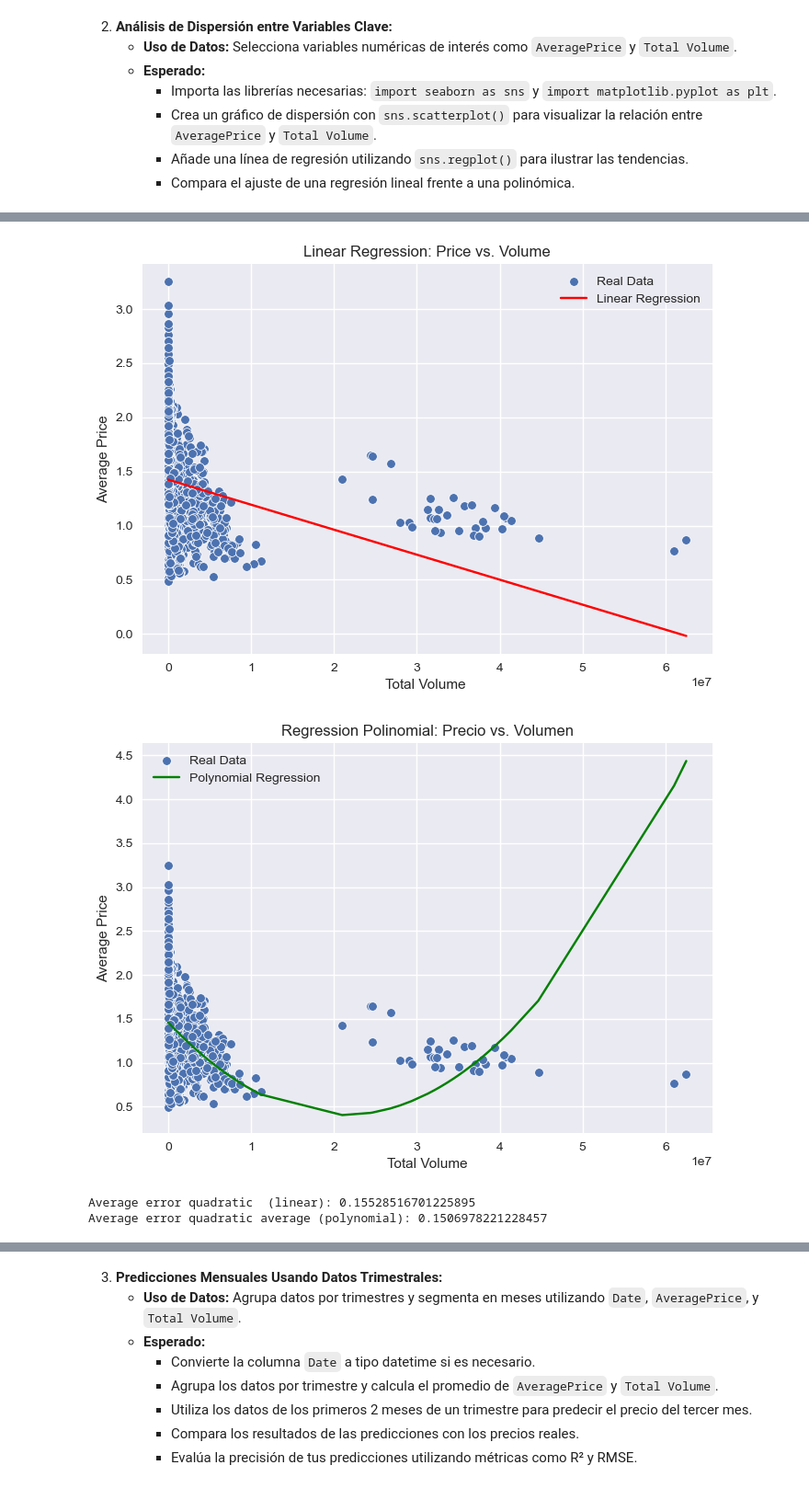
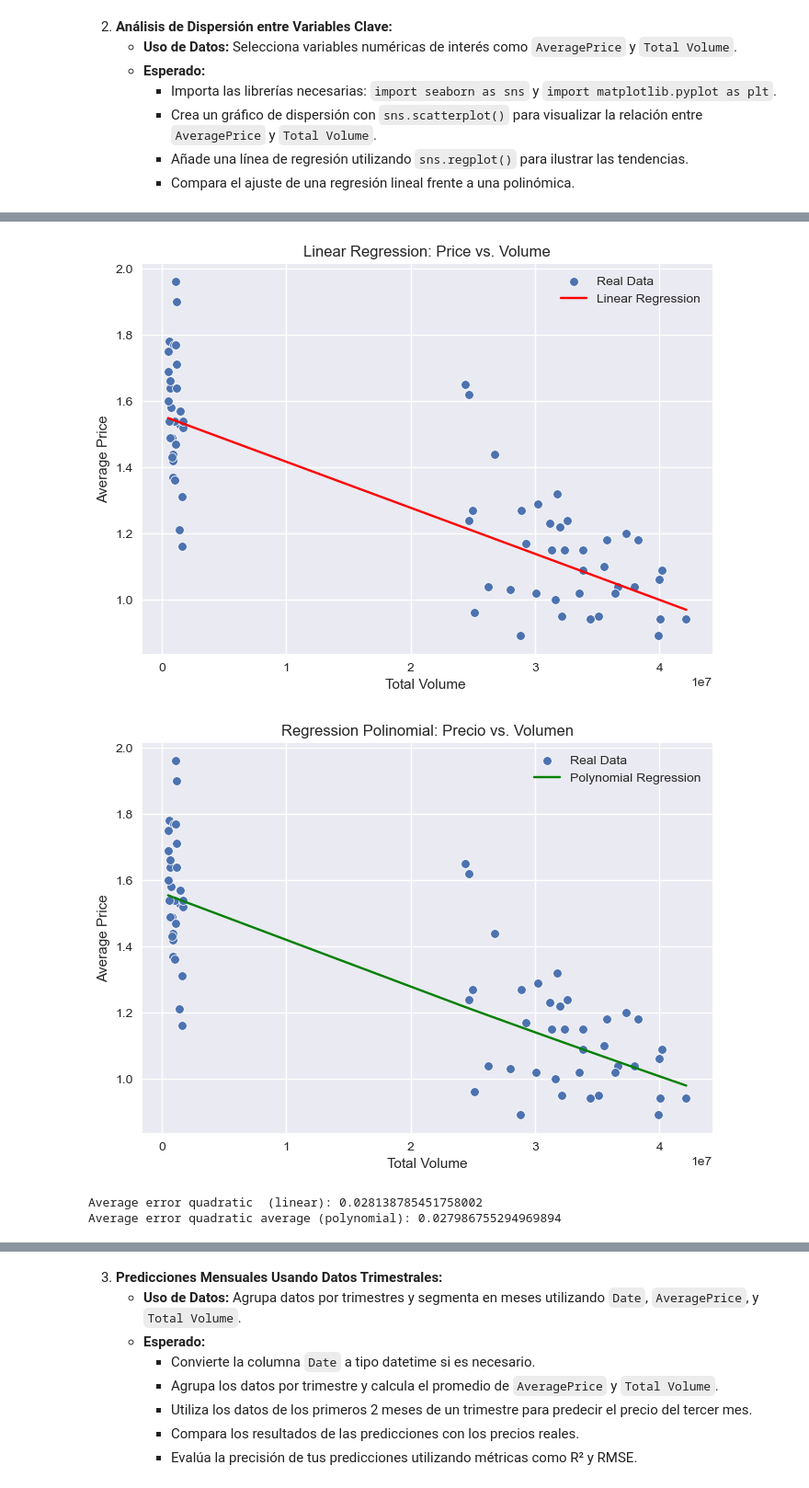
Before and after one commit to Julix4/avocado_project, a Jupyter notebook: 5. Análisis de Correlación y Regresión.ipynb, the cells around one changed output, grey strips where cells are left out. Shown at 92% size. Cells and saved outputs as stored; diff of their text form; code cells hidden in the pictures.

```diff
--- a/5. Análisis de Correlación y Regresión.ipynb
+++ b/5. Análisis de Correlación y Regresión.ipynb
@@ -46,7 +46,7 @@ plt.show()
      - Añade una línea de regresión utilizando `sns.regplot()` para ilustrar las tendencias.
      - Compara el ajuste de una regresión lineal frente a una polinómica.
 # %%
-df_selected = df[['AveragePrice', 'Total Volume']]
+df_selected = df_totalus[['AveragePrice', 'Total Volume']]
 
 sns.scatterplot(x='Total Volume', y='AveragePrice', data=df_selected)
 plt.title('Relation between Average Price and Total volume of avocato')
@@ -98,4 +98,4 @@ print("Average error quadratic average (polynomial):", mse_poly)
-[figure, old version]
+[figure, new version]
-[figure, old version]
+[figure, new version]
-Average error quadratic  (linear): 0.15528516701225895
-Average error quadratic average (polynomial): 0.1506978221228457
+Average error quadratic  (linear): 0.028138785451758002
+Average error quadratic average (polynomial): 0.027986755294969894
```
Also changed, not shown: parts of 8 cells of this notebook.
